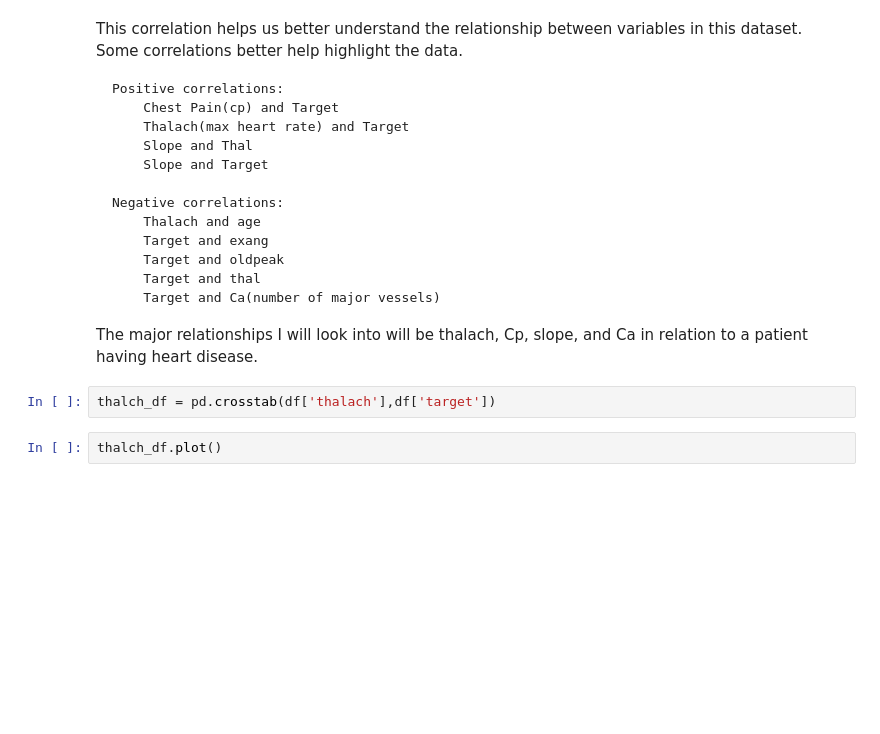
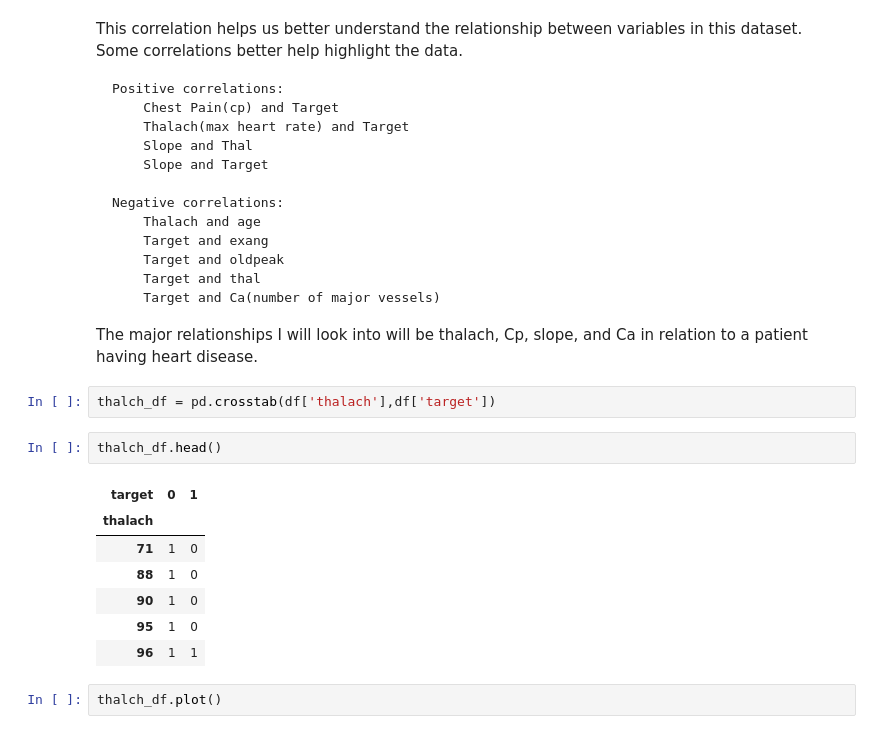
Before and after one commit to Tgordon523/HeartDisease-Analysis, a Jupyter notebook: TG_Health_Data_UCI.ipynb, the cells around one changed output. Saved outputs shown, nothing was run; the diff lists cells and outputs as text; blank space fills up the shorter version.

```diff
--- a/TG_Health_Data_UCI.ipynb
+++ b/TG_Health_Data_UCI.ipynb
@@ -197,6 +197,16 @@ This correlation helps us better understand the relationship between variables i
 The major relationships I will look into will be thalach, Cp, slope, and Ca in relation to a patient having heart disease.
 # %%
 thalch_df = pd.crosstab(df['thalach'],df['target'])
+# %%
+thalch_df.head()
+# %% [output]
+| target | 0 | 1 |
+| thalach |  |  |
+| 71 | 1 | 0 |
+| 88 | 1 | 0 |
+| 90 | 1 | 0 |
+| 95 | 1 | 0 |
+| 96 | 1 | 1 |
 # %%
 thalch_df.plot()
 # %% [output]
```
Also changed, not shown: parts of 8 cells of this notebook.
